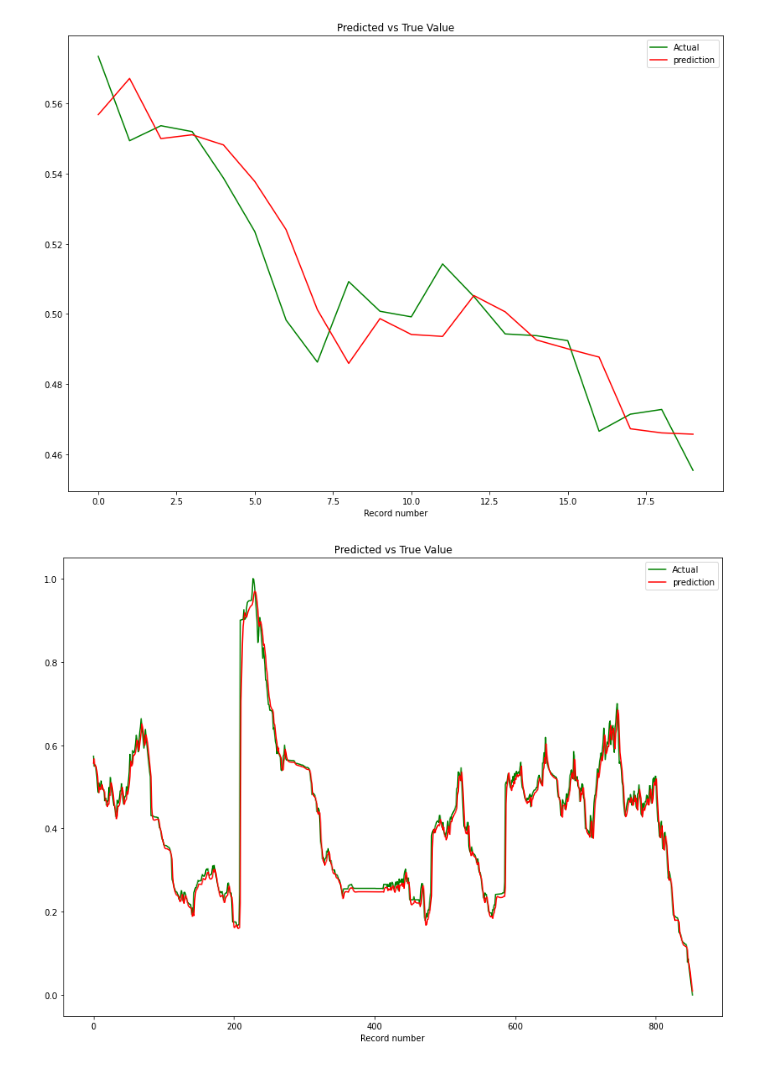
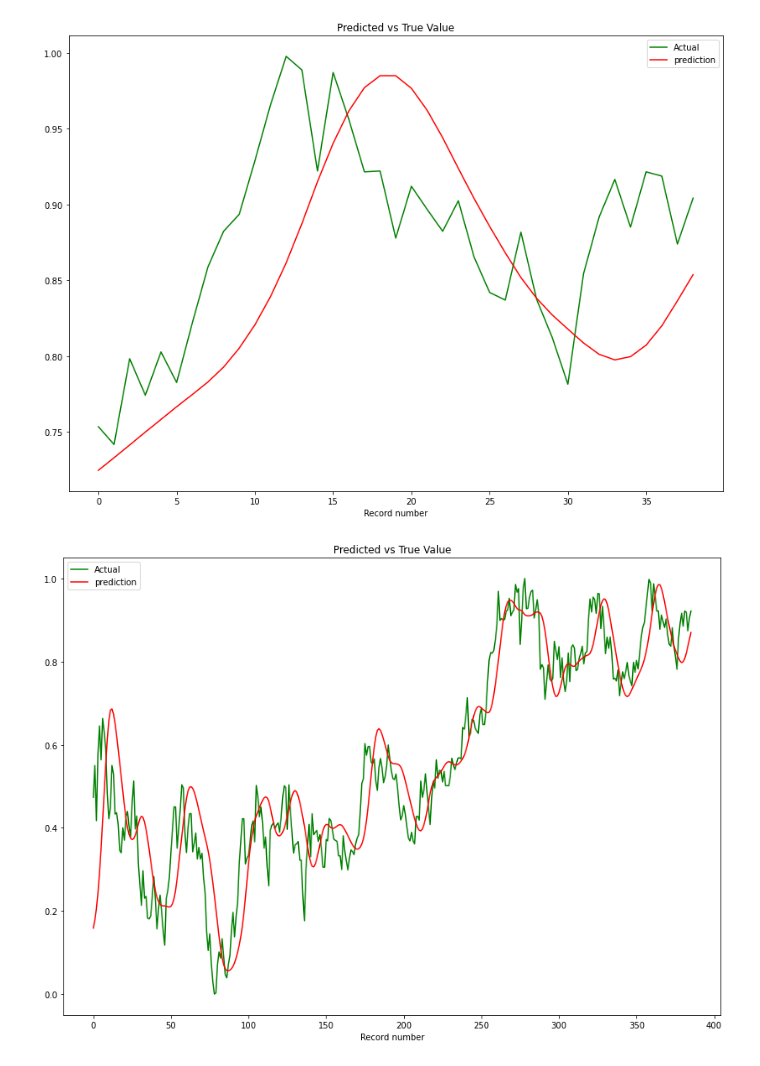
Before and after one commit to heidaralavi/Stock-Pred, a Jupyter notebook: Stock Price Prediction Using Machine Learning.ipynb, the cells around one changed output. Saved outputs shown, nothing was run; the diff lists cells and outputs as text; code cells hidden in the pictures.

```diff
--- a/Stock Price Prediction Using Machine Learning.ipynb
+++ b/Stock Price Prediction Using Machine Learning.ipynb
@@ -76,5 +79,5 @@ reg.add(Dropout(0.2))
 reg.add(Dense(units=1))
 # %%
 reg.compile(optimizer='adam',loss='mean_squared_error')
-reg.fit(X_train,y_train,epochs=100,batch_size=32)
+reg.fit(X_train,y_train,epochs=5,batch_size=32)
 # %% [output]
@@ -98,15 +94,6 @@ Epoch 100/100
 <keras.callbacks.History at 0x...>
 # %%
-scaled_test_dataset = scaler.fit_transform(testing_set)
+X_test = Xscaler.fit_transform(X_test_ex)
+y_test = yscaler.fit_transform(y_test_ex)
-# %%
-X_test=[]
-y_test=[]
-for i in range(60,scaled_test_dataset.shape[0]):
-    X_test.append(scaled_test_dataset[i-60:i,0])
-    y_test.append(scaled_test_dataset[i,0])
-X_test = np.array(X_test)
-y_train = np.array(y_test)
-# %%
-X_test = np.reshape(X_test,(X_test.shape[0],X_test.shape[1],1))
 # %%
 y_pred=reg.predict(X_test)
@@ -117,22 +128,22 @@ R2 Score: 96.54%
 # %%
 plt.figure(figsize=(14,10))
-plt.plot(range(20),y_test[0:20], color = "green")
-plt.plot(range(20),reg.predict(X_test[0:20]), color = "red")
+plt.plot(range(39),y_test[-40:-1], color = "green")
+plt.plot(range(39),y_pred[-40:-1], color = "red")
 plt.legend(["Actual","prediction"])
 plt.title("Predicted vs True Value")
 plt.xlabel("Record number")
 
 plt.show()
 # %% [output]
-[figure, old version]
+[figure, new version]
 # %%
 plt.figure(figsize=(14,10))
-plt.plot(range(len(y_test)),y_test, color = "green")
-plt.plot(range(len(X_test)),reg.predict(X_test), color = "red")
+plt.plot(range(len(y_test_ex)),y_test, color = "green")
+plt.plot(range(len(X_test_ex)),y_pred, color = "red")
 plt.legend(["Actual","prediction"])
 plt.title("Predicted vs True Value")
 plt.xlabel("Record number")
 
 plt.show()
 # %% [output]
-[figure, old version]
+[figure, new version]
```
Also changed, not shown: parts of 20 cells of this notebook.
